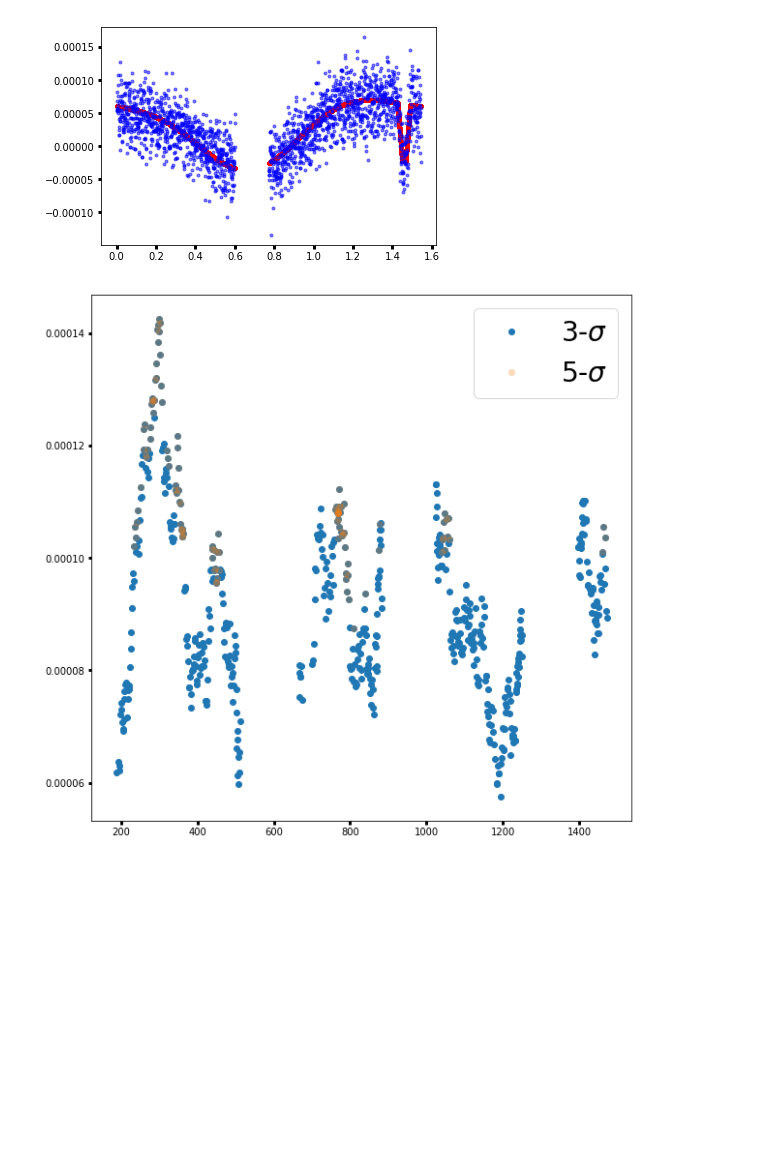
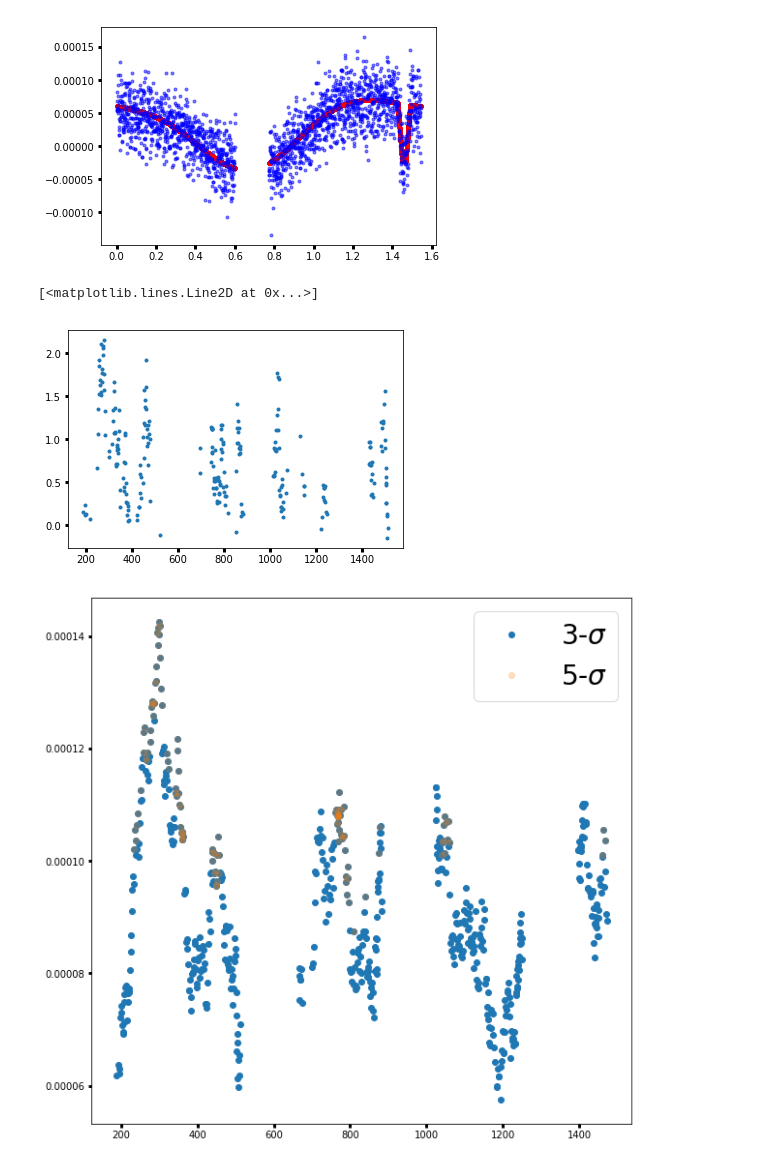
Before and after one commit to BoiseStatePlanetary/Searching-for-Variability-in-Eclipses-in-the-Kepler-Dataset, a Jupyter notebook: code/Analyzing_Kepler76b_with_LM.ipynb, the cells around one changed output. Saved outputs shown, nothing was run; the diff lists cells and outputs as text; code cells hidden in the pictures; blank space fills up the shorter version.

```diff
--- a/code/Analyzing_Kepler76b_with_LM.ipynb
+++ b/code/Analyzing_Kepler76b_with_LM.ipynb
@@ -463,7 +407,7 @@ def fit_eclipse_and_BEER_signals_fixed_beam_ellip(time, baseline, eclipse_depth,
 # %%
 #baseline, eclipse_depth, Aellip, Abeam, Aplanet, phase_shift
 
-num_periods_to_fold = 50.
+num_periods_to_fold = 20.
 
 # orbit_times = {}
 # best_fit_params = {}
@@ -517,72 +461,51 @@ while(mx <= np.max(filtered_time) - num_periods_to_fold*ephemeris_popt[0]):
         orbit_times[num_periods_to_fold] =\
             np.append(orbit_times[num_periods_to_fold], cur_orbit_time)
         best_fit_params[num_periods_to_fold] = np.vstack((best_fit_params[num_periods_to_fold], popt))
         best_fit_params_uncertainties[num_periods_to_fold] =\
             np.vstack((best_fit_params_uncertainties[num_periods_to_fold],
                       uncertainties*np.sqrt(redchisq)))
 #         if(popt[1]/uncertainties[1] > 6.):
 #        if((popt[1] > 245e-6) & (popt[1]/uncertainties[1] > 1.)):
 #         if(popt[1] < 33e-6):
 #             fig = plt.figure()
 
 #             binned_time, binned_data, binned_err = bindata(time, data, 10./60./24.)
 #            plt.plot(binned_time, binned_data, 'k.')
 #             plt.plot(time, data, 'b.')
 #             plt.plot(time, fit_eclipse_and_BEER_signals_fixed_beam(time, *popt), 'r.')
 
 #             print(redchisq)
 #             print(popt[1], uncertainties[1], popt[1]/uncertainties[1])
 #             plt.axhline(popt[0] - popt[1] + popt[3])
 #             break
 
     mn += ephemeris_popt[0]
     mx += ephemeris_popt[0]
 
     # baseline, eclipse_depth, Aellip, Aplanet, phase_shift
 
+#which_param = 1
 # x = orbit_times[10][1:]
-# y = best_fit_params[10][1:,2]
-# yerr = best_fit_params_uncertainties[10][1:,2]
-# ind = (best_fit_params[10][1:,1]/best_fit_params_uncertainties[10][1:,1] > 3.)
-# plt.errorbar(x[ind], y[ind]*1e6, yerr[ind]*1e6, marker='.', ls='')
-#plt.plot(x[ind], y[ind]*1e6, marker='.', ls='')
+# y = best_fit_params[10][1:,which_param]
+# yerr = best_fit_params_uncertainties[10][1:,which_param]
+# ind = (np.abs(y/yerr) > 0.)
+# # plt.errorbar(x[ind], y[ind]*1e6, yerr[ind]*1e6, marker='.', ls='')
+# plt.plot(x[ind], (y[ind] - np.mean(y[ind]))/yerr[ind], marker='.', ls='')
 
-# plt.figure(figsize=(10,10))
+which_param = 1
+x = orbit_times[20][1:]
+y = best_fit_params[20][1:,which_param]
+yerr = best_fit_params_uncertainties[20][1:,which_param]
+ind = (np.abs(y/yerr) > 3)
+plt.plot(x[ind], (y[ind] - np.mean(y))/yerr[ind], marker='.', ls='')
+# plt.ylim([-4, 4])
 
-# x = orbit_times[20][1:]
-# y = best_fit_params[20][1:,2]
-# yerr = best_fit_params_uncertainties[20][1:,2]
-#ind = (best_fit_params[20][1:,1]/best_fit_params_uncertainties[20][1:,1] > 1.)
-# plt.errorbar(x[ind], y[ind]*1e6, yerr[ind]*1e6, marker='.', ls='', alpha=0.25)
-#plt.plot(x[ind], y[ind]/np.mean(y[ind]), marker='.', ls='')
+#plt.plot(best_fit_params[20][1:,1][ind]*1e6, best_fit_params[20][1:,3][ind]*1e6, marker='.', ls='')
 
-# x = orbit_times[20][1:]
-# y = best_fit_params[20][1:,1]
-# yerr = best_fit_params_uncertainties[20][1:,1]
-# plt.plot(x[ind], y[ind]/np.mean(y[ind]), marker='.', ls='', alpha=0.25)
-#plt.errorbar(x[ind], y[ind]*1e6, yerr[ind]*1e6, marker='.', ls='', alpha=0.25)
-
-# print(np.max(y[ind]))
-
-# x = best_fit_params[20][1:,2]
-# y = best_fit_params[20][1:,3]
-# plt.plot(x[ind]*1e6, y[ind]*1e6, marker='.', ls='')
-
-# x = orbit_times[50][1:]
-# y = best_fit_params[50][1:,4]
-# yerr = best_fit_params_uncertainties[50][1:,4]
-# ind = (best_fit_params[50][1:,4]/best_fit_params_uncertainties[50][1:,4] > 3.)
-#plt.errorbar(x[ind], y[ind]*1e6, yerr[ind]*1e6, marker='.', ls='')
-#plt.plot(x[ind], y[ind]*1e6, marker='.', ls='', alpha=0.25)
-# plt.plot(x, y, marker='.', ls='')
-
-# ind = (best_fit_params[50][1:,1]/best_fit_params_uncertainties[50][1:,1] > 3.)
-# x = best_fit_params[50][1:,2]
-# y = best_fit_params[50][1:,3]
-# plt.plot(x[ind]*1e6, y[ind]*1e6, marker='.', ls='')
-
-#plt.xlim([500, 550])
-# plt.ylim([100, 200])
+#plt.plot(best_fit_params[20][1:,3][ind], best_fit_params[20][1:,4][ind], marker='.', ls='')
+# %% [output]
+[<matplotlib.lines.Line2D at 0x...>]
+[figure, added]
 # %%
 fig = plt.figure(figsize=(10,10))
 
```
Also changed, not shown: parts of 2 cells of this notebook, 1 other file.
